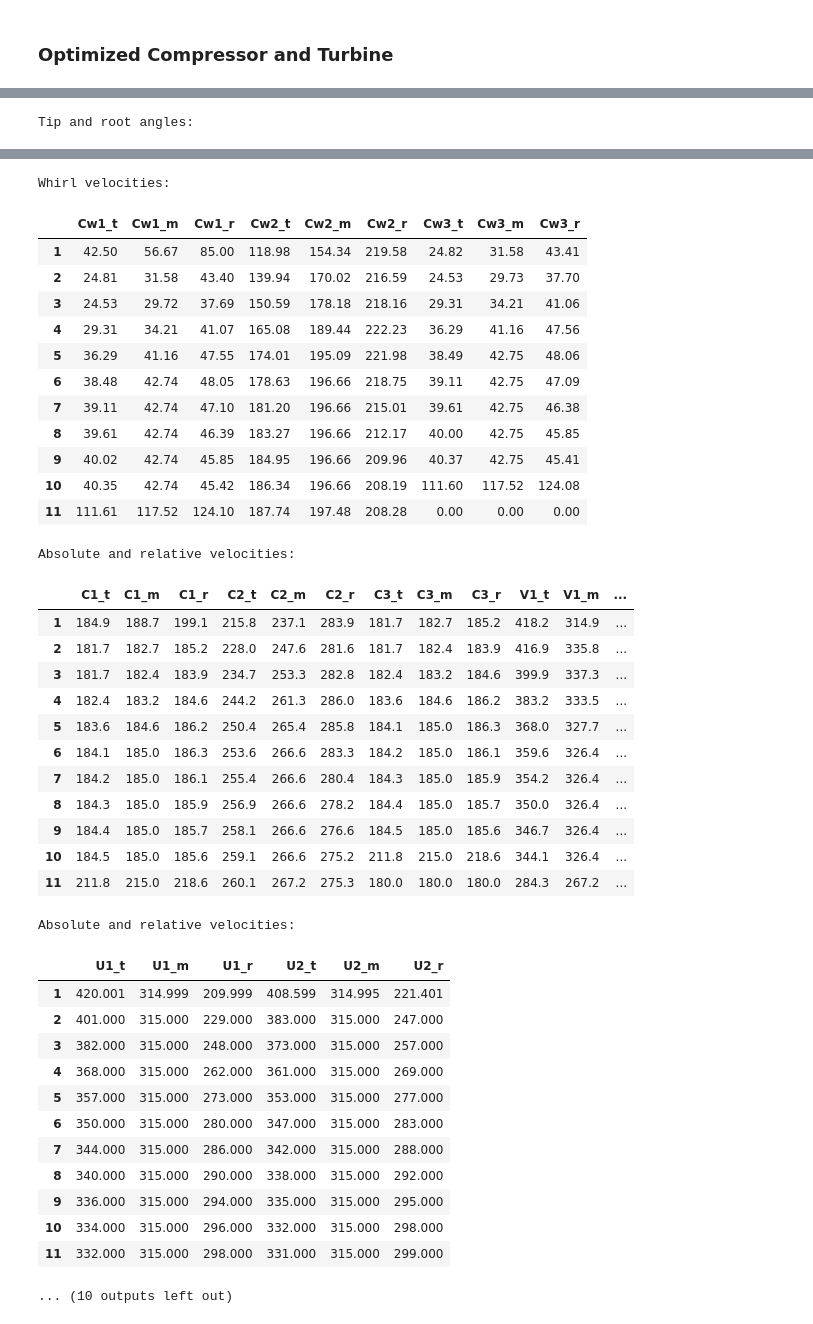
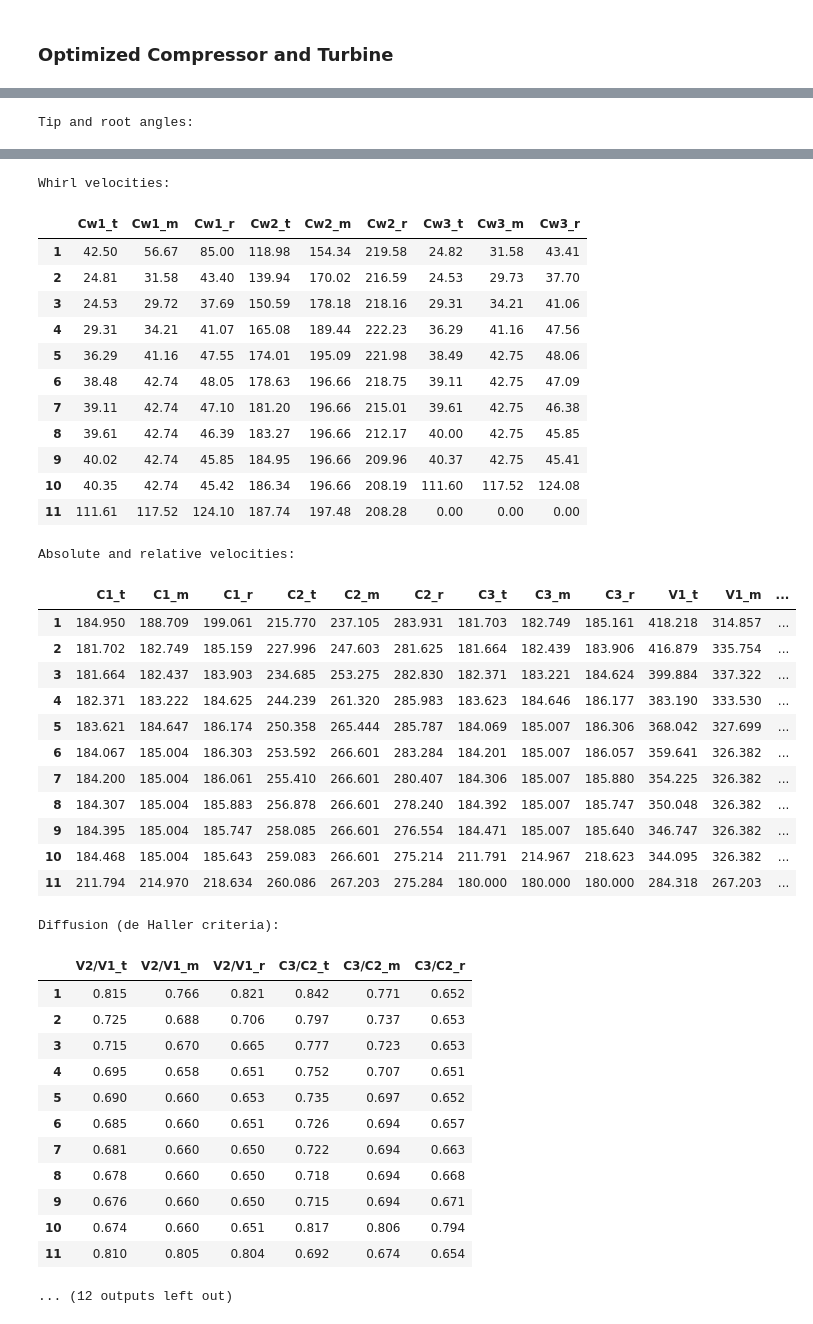
Before and after one commit to Bollerm01/AirbreathingProject1, a Jupyter notebook: Project_2/AEEM4063 Project2.ipynb, the cells around one changed output, grey strips where cells are left out. Cells and saved outputs as stored; diff of their text form; code cells hidden in the pictures.

```diff
--- a/Project_2/AEEM4063 Project2.ipynb
+++ b/Project_2/AEEM4063 Project2.ipynb
@@ -199,7 +199,7 @@ print('Root radius (outlet): '+str(np.round(rr3,5))+' (m)')
 # print('TIT: ' +str(np.round(T_03,5)))
 print('Mach number at tip (inlet): '+str(np.round(M1t,3)))
 
-meantable,sizingtable,tiproot_table,whirl_table,vel_table,dif_table,velBlade_table = backend2.fullcompressor()
+meantable,sizingtable,tiproot_table,whirl_table,vel_table,dif_table = backend2.fullcompressor()
 
 # disp.display(table)
 print('\nMean radius values for the compressor are: ')
@@ -217,13 +217,10 @@ disp.display(whirl_table)
 print('\nAbsolute and relative velocities: ')
 disp.display(vel_table)
 
-print('\nAbsolute and relative velocities: ')
-disp.display(velBlade_table)
-
 print('\nDiffusion (de Haller criteria): ')
 disp.display(dif_table)
 
-gasParamDF, measurementsDF, rootDF, tipDF, rtMeasurements, Um, desiredTurbine, turbAnglesDF  = backend2.fullturbine()
+gasParamDF, measurementsDF, rootDF, tipDF, rtMeasurements, Um, desiredTurbine, turbAnglesDF, vDF  = backend2.fullturbine()
 print('[psi1, phi1, lambda1]: {}'.format([desiredTurbine[0],desiredTurbine[1],desiredTurbine[2]]))
 print('[psi2, phi2, lambda2]: {}'.format([desiredTurbine[3],desiredTurbine[4],desiredTurbine[5]]))
 print('Minimum Outlet Swirl: {}'.format(desiredTurbine[6]))
@@ -246,6 +243,12 @@ disp.display(rootDF)
 
 print('\nTip Parameters for the turbine: ')
 disp.display(tipDF)
+
+print('\nRest of the V: ')
+disp.display(vDF)
+
+# print('\nRest of the V2: ')
+# disp.display(vDF2)
 # %% [output]
 Rotational speed: 253.63 (rev/s)
 Tip radius (inlet): 0.26356 (m)
@@ -282,58 +285,58 @@ Sizing throughout the compressor:
 | 10 | 0.88841 | 0.89506 | 0.89935 | 0.02336 | 0.02189 | 0.02095 |
 | 11 | 0.89935 | 0.90137 | 0.90744 | 0.02095 | 0.02051 | 0.01918 |
 Tip and root angles:
 |  | alpha1_t | alpha1_m | alpha1_r | beta1_t | beta1_m | beta1_r | alpha2_t | alpha2_m | alpha2_r | beta2_t | ... |
 | 1 | 13.29 | 17.48 | 25.28 | 64.51 | 55.13 | 34.78 | 33.47 | 40.61 | 50.66 | 58.14 | ... |
 | 2 | 7.85 | 9.95 | 13.56 | 64.42 | 57.58 | 45.90 | 37.86 | 43.37 | 50.27 | 53.45 | ... |
 | 3 | 7.76 | 9.38 | 11.83 | 63.25 | 57.75 | 49.49 | 39.92 | 44.71 | 50.47 | 50.98 | ... |
 | 4 | 9.25 | 10.76 | 12.85 | 61.98 | 57.34 | 50.88 | 42.52 | 46.46 | 50.99 | 47.49 | ... |
 | 5 | 11.40 | 12.88 | 14.80 | 60.72 | 56.68 | 51.36 | 44.03 | 47.30 | 50.96 | 44.86 | ... |
 | 6 | 12.07 | 13.36 | 14.95 | 59.97 | 56.53 | 52.21 | 44.78 | 47.53 | 50.55 | 43.05 | ... |
 | 7 | 12.26 | 13.36 | 14.66 | 59.46 | 56.53 | 52.98 | 45.19 | 47.53 | 50.06 | 41.75 | ... |
 | 8 | 12.41 | 13.36 | 14.45 | 59.05 | 56.53 | 53.56 | 45.52 | 47.53 | 49.69 | 40.69 | ... |
 | 9 | 12.53 | 13.36 | 14.29 | 58.73 | 56.53 | 54.00 | 45.78 | 47.53 | 49.39 | 39.80 | ... |
 | 10 | 12.64 | 13.36 | 14.16 | 58.46 | 56.53 | 54.35 | 45.99 | 47.53 | 49.15 | 39.06 | ... |
 | 11 | 31.80 | 33.14 | 34.58 | 50.72 | 47.65 | 44.06 | 46.21 | 47.65 | 49.17 | 38.58 | ... |
 Whirl velocities:
 |  | Cw1_t | Cw1_m | Cw1_r | Cw2_t | Cw2_m | Cw2_r | Cw3_t | Cw3_m | Cw3_r |
 | 1 | 42.50 | 56.67 | 85.00 | 118.98 | 154.34 | 219.58 | 24.82 | 31.58 | 43.41 |
 | 2 | 24.81 | 31.58 | 43.40 | 139.94 | 170.02 | 216.59 | 24.53 | 29.73 | 37.70 |
 | 3 | 24.53 | 29.72 | 37.69 | 150.59 | 178.18 | 218.16 | 29.31 | 34.21 | 41.06 |
 | 4 | 29.31 | 34.21 | 41.07 | 165.08 | 189.44 | 222.23 | 36.29 | 41.16 | 47.56 |
 | 5 | 36.29 | 41.16 | 47.55 | 174.01 | 195.09 | 221.98 | 38.49 | 42.75 | 48.06 |
 | 6 | 38.48 | 42.74 | 48.05 | 178.63 | 196.66 | 218.75 | 39.11 | 42.75 | 47.09 |
 | 7 | 39.11 | 42.74 | 47.10 | 181.20 | 196.66 | 215.01 | 39.61 | 42.75 | 46.38 |
 | 8 | 39.61 | 42.74 | 46.39 | 183.27 | 196.66 | 212.17 | 40.00 | 42.75 | 45.85 |
 | 9 | 40.02 | 42.74 | 45.85 | 184.95 | 196.66 | 209.96 | 40.37 | 42.75 | 45.41 |
 | 10 | 40.35 | 42.74 | 45.42 | 186.34 | 196.66 | 208.19 | 111.60 | 117.52 | 124.08 |
 | 11 | 111.61 | 117.52 | 124.10 | 187.74 | 197.48 | 208.28 | 0.00 | 0.00 | 0.00 |
 Absolute and relative velocities:
 |  | C1_t | C1_m | C1_r | C2_t | C2_m | C2_r | C3_t | C3_m | C3_r | V1_t | V1_m | ... |
-| 1 | 184.9 | 188.7 | 199.1 | 215.8 | 237.1 | 283.9 | 181.7 | 182.7 | 185.2 | 418.2 | 314.9 | ... |
-| 2 | 181.7 | 182.7 | 185.2 | 228.0 | 247.6 | 281.6 | 181.7 | 182.4 | 183.9 | 416.9 | 335.8 | ... |
-| 3 | 181.7 | 182.4 | 183.9 | 234.7 | 253.3 | 282.8 | 182.4 | 183.2 | 184.6 | 399.9 | 337.3 | ... |
-| 4 | 182.4 | 183.2 | 184.6 | 244.2 | 261.3 | 286.0 | 183.6 | 184.6 | 186.2 | 383.2 | 333.5 | ... |
-| 5 | 183.6 | 184.6 | 186.2 | 250.4 | 265.4 | 285.8 | 184.1 | 185.0 | 186.3 | 368.0 | 327.7 | ... |
-| 6 | 184.1 | 185.0 | 186.3 | 253.6 | 266.6 | 283.3 | 184.2 | 185.0 | 186.1 | 359.6 | 326.4 | ... |
-| 7 | 184.2 | 185.0 | 186.1 | 255.4 | 266.6 | 280.4 | 184.3 | 185.0 | 185.9 | 354.2 | 326.4 | ... |
-| 8 | 184.3 | 185.0 | 185.9 | 256.9 | 266.6 | 278.2 | 184.4 | 185.0 | 185.7 | 350.0 | 326.4 | ... |
-| 9 | 184.4 | 185.0 | 185.7 | 258.1 | 266.6 | 276.6 | 184.5 | 185.0 | 185.6 | 346.7 | 326.4 | ... |
-| 10 | 184.5 | 185.0 | 185.6 | 259.1 | 266.6 | 275.2 | 211.8 | 215.0 | 218.6 | 344.1 | 326.4 | ... |
-| 11 | 211.8 | 215.0 | 218.6 | 260.1 | 267.2 | 275.3 | 180.0 | 180.0 | 180.0 | 284.3 | 267.2 | ... |
+| 1 | 184.950 | 188.709 | 199.061 | 215.770 | 237.105 | 283.931 | 181.703 | 182.749 | 185.161 | 418.218 | 314.857 | ... |
+| 2 | 181.702 | 182.749 | 185.159 | 227.996 | 247.603 | 281.625 | 181.664 | 182.439 | 183.906 | 416.879 | 335.754 | ... |
+| 3 | 181.664 | 182.437 | 183.903 | 234.685 | 253.275 | 282.830 | 182.371 | 183.221 | 184.624 | 399.884 | 337.322 | ... |
+| 4 | 182.371 | 183.222 | 184.625 | 244.239 | 261.320 | 285.983 | 183.623 | 184.646 | 186.177 | 383.190 | 333.530 | ... |
+| 5 | 183.621 | 184.647 | 186.174 | 250.358 | 265.444 | 285.787 | 184.069 | 185.007 | 186.306 | 368.042 | 327.699 | ... |
+| 6 | 184.067 | 185.004 | 186.303 | 253.592 | 266.601 | 283.284 | 184.201 | 185.007 | 186.057 | 359.641 | 326.382 | ... |
+| 7 | 184.200 | 185.004 | 186.061 | 255.410 | 266.601 | 280.407 | 184.306 | 185.007 | 185.880 | 354.225 | 326.382 | ... |
+| 8 | 184.307 | 185.004 | 185.883 | 256.878 | 266.601 | 278.240 | 184.392 | 185.007 | 185.747 | 350.048 | 326.382 | ... |
+| 9 | 184.395 | 185.004 | 185.747 | 258.085 | 266.601 | 276.554 | 184.471 | 185.007 | 185.640 | 346.747 | 326.382 | ... |
+| 10 | 184.468 | 185.004 | 185.643 | 259.083 | 266.601 | 275.214 | 211.791 | 214.967 | 218.623 | 344.095 | 326.382 | ... |
+| 11 | 211.794 | 214.970 | 218.634 | 260.086 | 267.203 | 275.284 | 180.000 | 180.000 | 180.000 | 284.318 | 267.203 | ... |
-Absolute and relative velocities:
+Diffusion (de Haller criteria):
-|  | U1_t | U1_m | U1_r | U2_t | U2_m | U2_r |
-| 1 | 420.001 | 314.999 | 209.999 | 408.599 | 314.995 | 221.401 |
-| 2 | 401.000 | 315.000 | 229.000 | 383.000 | 315.000 | 247.000 |
-| 3 | 382.000 | 315.000 | 248.000 | 373.000 | 315.000 | 257.000 |
-| 4 | 368.000 | 315.000 | 262.000 | 361.000 | 315.000 | 269.000 |
-| 5 | 357.000 | 315.000 | 273.000 | 353.000 | 315.000 | 277.000 |
-| 6 | 350.000 | 315.000 | 280.000 | 347.000 | 315.000 | 283.000 |
-| 7 | 344.000 | 315.000 | 286.000 | 342.000 | 315.000 | 288.000 |
-| 8 | 340.000 | 315.000 | 290.000 | 338.000 | 315.000 | 292.000 |
-| 9 | 336.000 | 315.000 | 294.000 | 335.000 | 315.000 | 295.000 |
-| 10 | 334.000 | 315.000 | 296.000 | 332.000 | 315.000 | 298.000 |
-| 11 | 332.000 | 315.000 | 298.000 | 331.000 | 315.000 | 299.000 |
+|  | V2/V1_t | V2/V1_m | V2/V1_r | C3/C2_t | C3/C2_m | C3/C2_r |
+| 1 | 0.815 | 0.766 | 0.821 | 0.842 | 0.771 | 0.652 |
+| 2 | 0.725 | 0.688 | 0.706 | 0.797 | 0.737 | 0.653 |
+| 3 | 0.715 | 0.670 | 0.665 | 0.777 | 0.723 | 0.653 |
+| 4 | 0.695 | 0.658 | 0.651 | 0.752 | 0.707 | 0.651 |
+| 5 | 0.690 | 0.660 | 0.653 | 0.735 | 0.697 | 0.652 |
+| 6 | 0.685 | 0.660 | 0.651 | 0.726 | 0.694 | 0.657 |
+| 7 | 0.681 | 0.660 | 0.650 | 0.722 | 0.694 | 0.663 |
+| 8 | 0.678 | 0.660 | 0.650 | 0.718 | 0.694 | 0.668 |
+| 9 | 0.676 | 0.660 | 0.650 | 0.715 | 0.694 | 0.671 |
+| 10 | 0.674 | 0.660 | 0.651 | 0.817 | 0.806 | 0.794 |
+| 11 | 0.810 | 0.805 | 0.804 | 0.692 | 0.674 | 0.654 |
-... (10 outputs left out)
+... (12 outputs left out)
 # %%
 # Plots
 backend2.comp_plotter(tiproot_table,np.array([1,3,5,11]),compressor=True)
```
Also changed, not shown: parts of 1 cell of this notebook, 1 other file.
